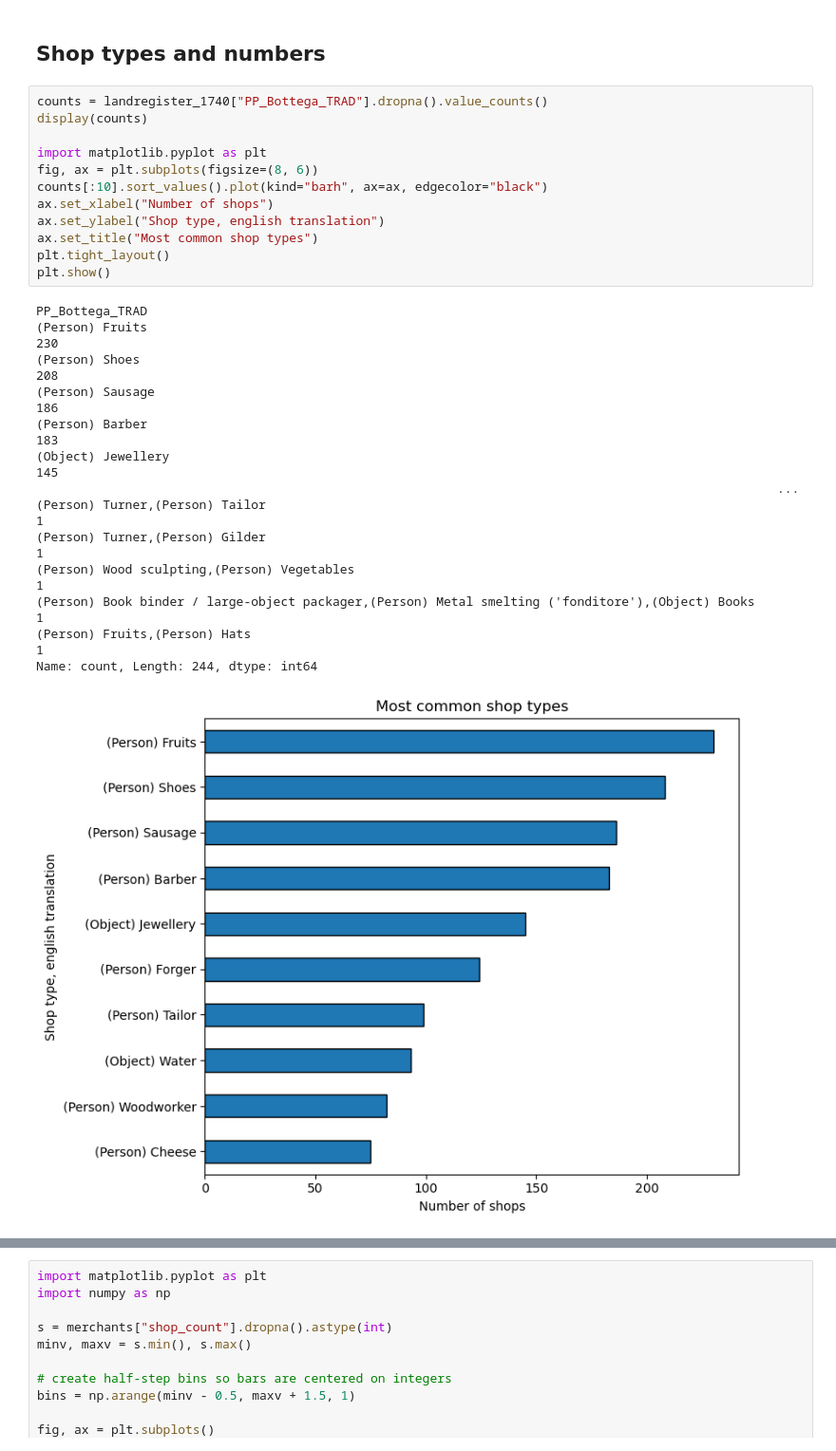
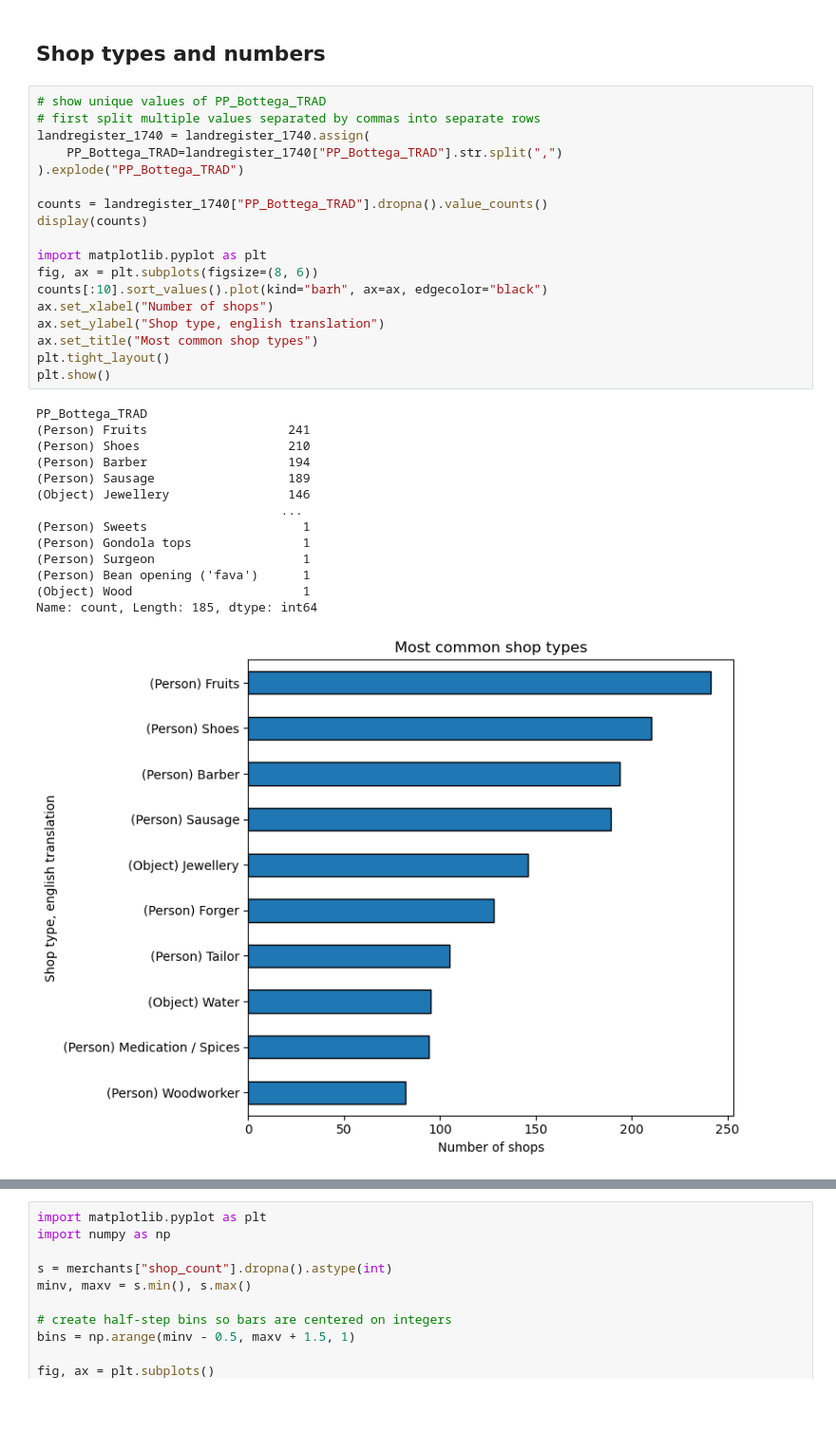
Before and after one commit to camillelnne/venice-agents, a Jupyter notebook: notebooks/data_exploration.ipynb, the cells around one changed output, grey strips where cells are left out. Shown at 95% size. Cells and saved outputs as stored; diff of their text form; blank space fills up the shorter version.

```diff
--- a/notebooks/data_exploration.ipynb
+++ b/notebooks/data_exploration.ipynb
@@ -78,29 +101,35 @@ landregister_1740[landregister_1740["ten_name_norm"] == "antonio rossi"]
 # %% [markdown]
 ## Shop types and numbers
 # %%
+# show unique values of PP_Bottega_TRAD
+# first split multiple values separated by commas into separate rows
+landregister_1740 = landregister_1740.assign(
+    PP_Bottega_TRAD=landregister_1740["PP_Bottega_TRAD"].str.split(",")
+).explode("PP_Bottega_TRAD")
+
 counts = landregister_1740["PP_Bottega_TRAD"].dropna().value_counts()
 display(counts)
 
 import matplotlib.pyplot as plt
 fig, ax = plt.subplots(figsize=(8, 6))
 counts[:10].sort_values().plot(kind="barh", ax=ax, edgecolor="black")
 ax.set_xlabel("Number of shops")
 ax.set_ylabel("Shop type, english translation")
 ax.set_title("Most common shop types")
 plt.tight_layout()
 plt.show()
 # %% [output]
 PP_Bottega_TRAD
-(Person) Fruits                                                                                      230
-(Person) Shoes                                                                                       208
-(Person) Sausage                                                                                     186
-(Person) Barber                                                                                      183
-(Object) Jewellery                                                                                   145
-                                                                                                    ...
-(Person) Turner,(Person) Tailor                                                                        1
-(Person) Turner,(Person) Gilder                                                                        1
-(Person) Wood sculpting,(Person) Vegetables                                                            1
-(Person) Book binder / large-object packager,(Person) Metal smelting ('fonditore'),(Object) Books      1
-(Person) Fruits,(Person) Hats                                                                          1
-Name: count, Length: 244, dtype: int64
+(Person) Fruits                   241
+(Person) Shoes                    210
+(Person) Barber                   194
+(Person) Sausage                  189
+(Object) Jewellery                146
+                                 ...
+(Person) Sweets                     1
+(Person) Gondola tops               1
+(Person) Surgeon                    1
+(Person) Bean opening ('fava')      1
+(Object) Wood                       1
+Name: count, Length: 185, dtype: int64
-[figure, old version]
+[figure, new version]
```
Also changed, not shown: parts of 10 cells of this notebook, 1 other file.
